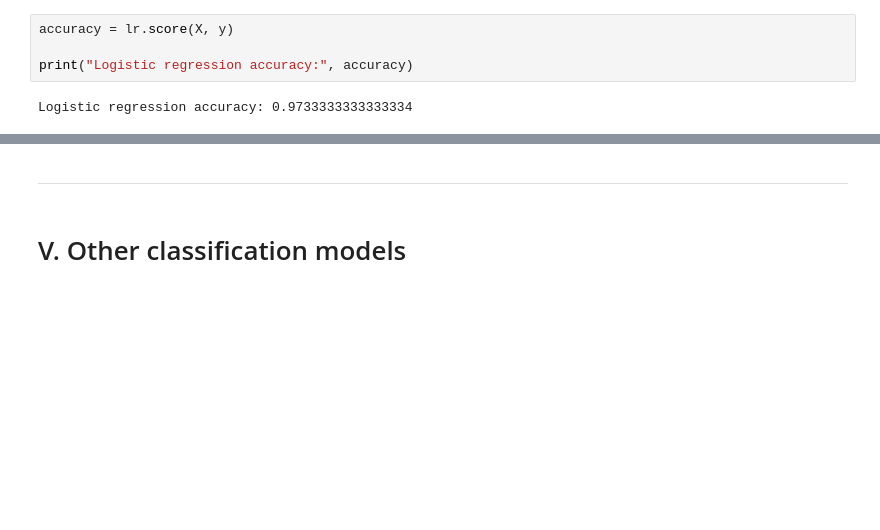
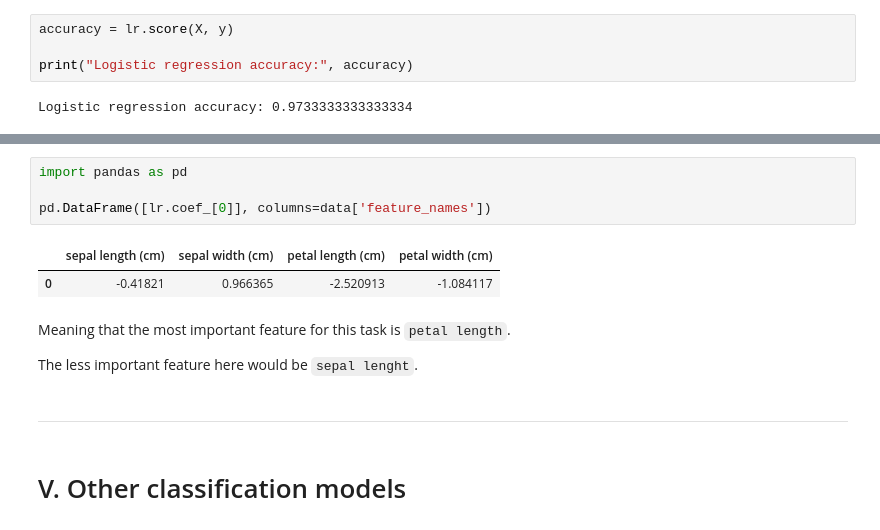
Before and after one commit to vincent-vdb/Edhec_2020_ML_Intro, a Jupyter notebook: 03_Logistic_and_Preparation/01_Logistic_Regression.ipynb, the cells around one changed output, grey strips where cells are left out. Drawn from its saved outputs; the diff is of its cells as text; blank space fills up the shorter version.

```diff
--- a/03_Logistic_and_Preparation/01_Logistic_Regression.ipynb
+++ b/03_Logistic_and_Preparation/01_Logistic_Regression.ipynb
@@ -299,3 +318,14 @@ Logistic regression accuracy: 0.9733333333333334
+# %%
+import pandas as pd
+
+pd.DataFrame([lr.coef_[0]], columns=data['feature_names'])
+# %% [output]
+|  | sepal length (cm) | sepal width (cm) | petal length (cm) | petal width (cm) |
+| 0 | -0.41821 | 0.966365 | -2.520913 | -1.084117 |
+# %% [markdown]
+Meaning that the most important feature for this task is `petal length`.
+
+The less important feature here would be `sepal lenght`.
 # %% [markdown]
 ___
 # %% [markdown]
```
Also changed, not shown: parts of 6 cells of this notebook.
